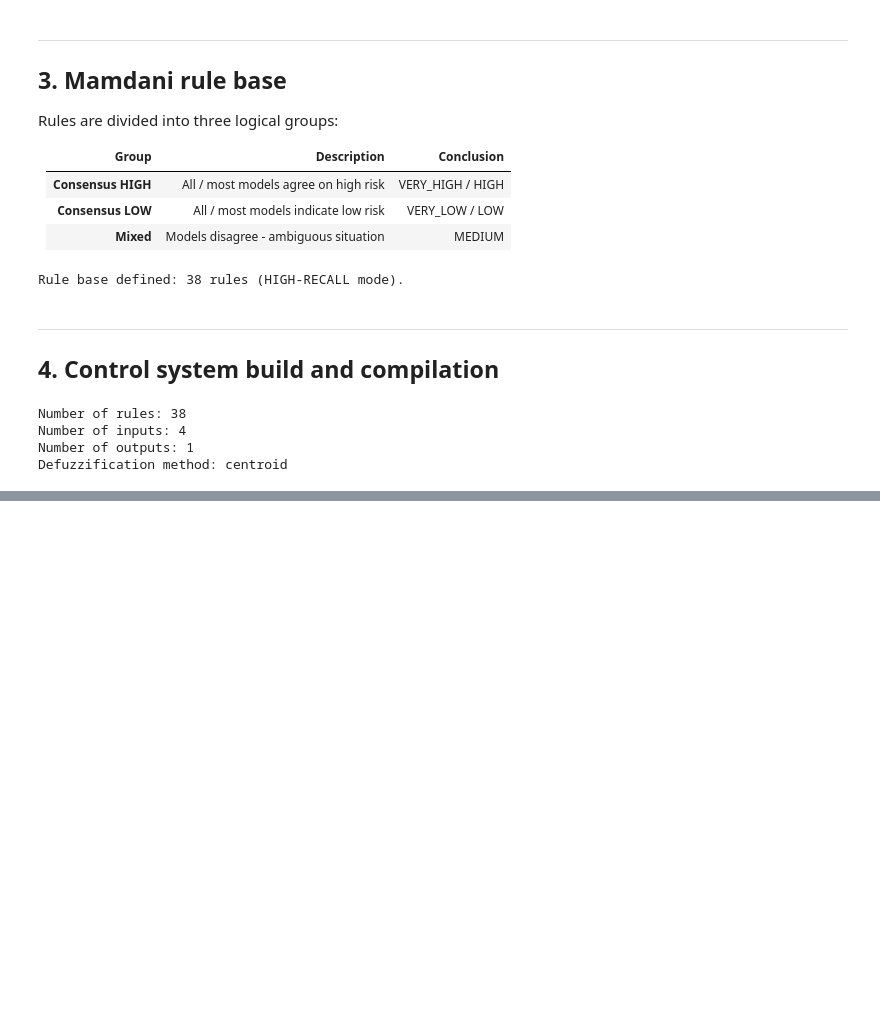
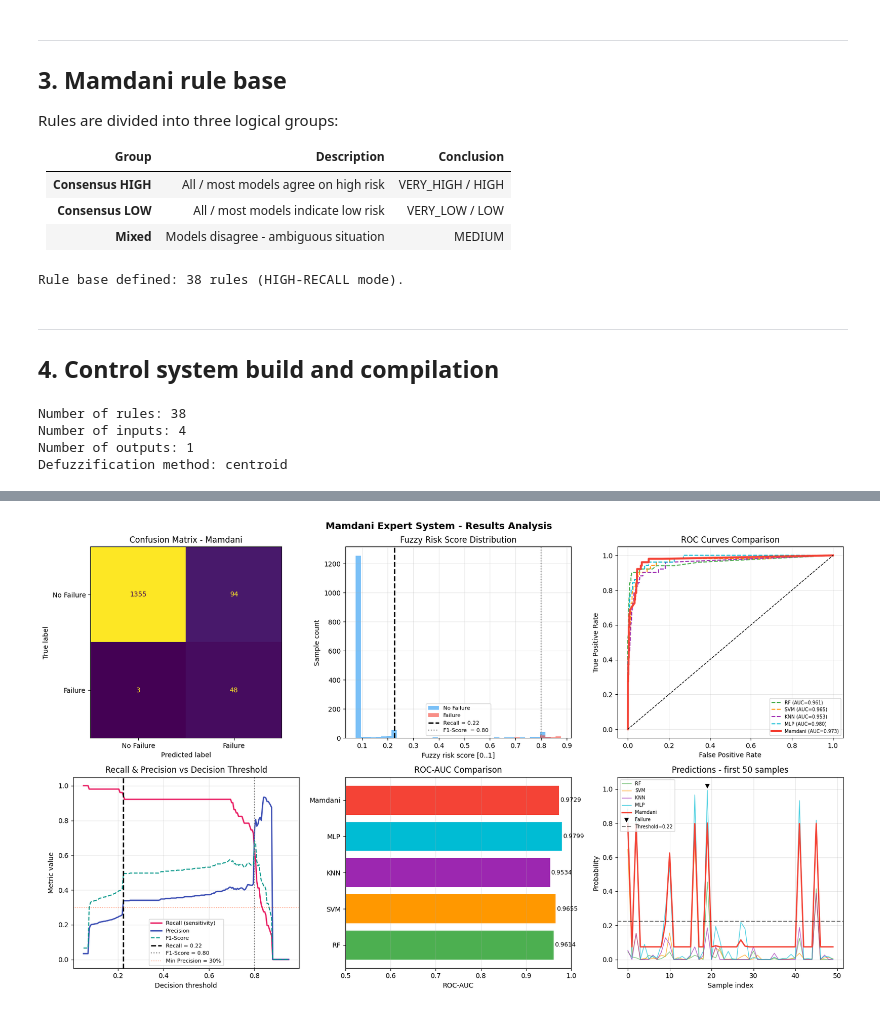
Before and after one commit to hadoyyo/Machine-Predictive-Maintenance-Expert-System, a Jupyter notebook: fuzzy_expert_system.ipynb, the cells around one changed output, grey strips where cells are left out. Drawn from its saved outputs; the diff is of its cells as text; code cells hidden in the pictures; blank space fills up the shorter version.

Commit message:
add fuzzy prediction

```diff
--- a/fuzzy_expert_system.ipynb
+++ b/fuzzy_expert_system.ipynb
@@ -313,0 +422,92 @@ Defuzzification method: centroid
+# %%
+from sklearn.metrics import roc_curve, precision_recall_curve
+
+best_thresh_f1 = thresholds[np.argmax(f1_scores)]
+
+fig, axes = plt.subplots(2, 3, figsize=(17, 10))
+fig.suptitle('Mamdani Expert System - Results Analysis', fontsize=14, fontweight='bold')
+
+ax = axes[0, 0]
+cm = confusion_matrix(y_true, fuzzy_pred)
+disp = ConfusionMatrixDisplay(cm, display_labels=['No Failure', 'Failure'])
+disp.plot(ax=ax, colorbar=False)
+ax.set_title('Confusion Matrix - Mamdani')
+
+ax = axes[0, 1]
+ax.hist(fuzzy_scores[y_true == 0], bins=40, alpha=0.6, color='#2196F3', label='No Failure')
+ax.hist(fuzzy_scores[y_true == 1], bins=40, alpha=0.6, color='#F44336', label='Failure')
+ax.axvline(best_thresh,    color='black', lw=2, ls='--', label=f'Recall = {best_thresh:.2f}')
+ax.axvline(best_thresh_f1, color='gray',  lw=1.5, ls=':', label=f'F1-Score  = {best_thresh_f1:.2f}')
+ax.set_xlabel('Fuzzy risk score [0..1]')
+ax.set_ylabel('Sample count')
+ax.set_title('Fuzzy Risk Score Distribution')
+ax.legend(fontsize=8)
+ax.grid(True, alpha=0.3)
+
+ax = axes[0, 2]
+model_probas = {
+    'RF': (p_rf,  rf_art['roc_auc'],  '#4CAF50'),
+    'SVM': (p_svm, svm_art['roc_auc'], '#FF9800'),
+    'KNN': (p_knn, knn_art['roc_auc'], '#9C27B0'),
+    'MLP': (p_mlp, mlp_art['roc_auc'],  '#00BCD4'),
+    'Mamdani': (fuzzy_scores, roc_auc,     '#F44336'),
+}
+for name, (proba, auc, col) in model_probas.items():
+    fpr, tpr, _ = roc_curve(y_true, proba)
+    lw = 3 if name == 'Mamdani' else 1.5
+    ls = '-' if name == 'Mamdani' else '--'
+    ax.plot(fpr, tpr, lw=lw, ls=ls, color=col, label=f'{name} (AUC={auc:.3f})')
+ax.plot([0, 1], [0, 1], 'k--', lw=1)
+ax.set_xlabel('False Positive Rate')
+ax.set_ylabel('True Positive Rate')
+ax.set_title('ROC Curves Comparison')
+ax.legend(fontsize=7)
+ax.grid(True, alpha=0.3)
+
+ax = axes[1, 0]
+ax.plot(thresholds, recall_scores, lw=2, color='#E91E63', label='Recall (sensitivity)')
+ax.plot(thresholds, precision_scores, lw=2, color='#3F51B5', label='Precision')
+ax.plot(thresholds, f1_scores, lw=1.5, color='#009688', ls='--', label='F1-Score')
+ax.axvline(best_thresh, color='black', lw=2, ls='--',  label=f'Recall = {best_thresh:.2f}')
+ax.axvline(best_thresh_f1, color='gray',  lw=1.5, ls=':', label=f'F1-Score = {best_thresh_f1:.2f}')
+ax.axhline(MIN_PRECISION, color='#FF5722', lw=1, ls=':', alpha=0.7, label=f'Min Precision = {MIN_PRECISION:.0%}')
+ax.set_xlabel('Decision threshold')
+ax.set_ylabel('Metric value')
+ax.set_title('Recall & Precision vs Decision Threshold')
+ax.legend(fontsize=8)
+ax.grid(True, alpha=0.3)
+
+ax = axes[1, 1]
+names = list(models_auc.keys())
+aucs  = list(models_auc.values())
+bar_colors = ['#4CAF50', '#FF9800', '#9C27B0', '#00BCD4', '#F44336']
+bars = ax.barh(names, aucs, color=bar_colors)
+ax.set_xlabel('ROC-AUC')
+ax.set_title('ROC-AUC Comparison')
+ax.set_xlim(0.5, 1.0)
+for bar, val in zip(bars, aucs):
+    ax.text(val + 0.002, bar.get_y() + bar.get_height()/2,
+            f'{val:.4f}', va='center', fontsize=9)
+ax.grid(True, alpha=0.3, axis='x')
+
+ax = axes[1, 2]
+idx50 = np.arange(50)
+ax.plot(idx50, p_rf[:50], lw=1, alpha=0.7, color='#4CAF50', label='RF')
+ax.plot(idx50, p_svm[:50], lw=1, alpha=0.7, color='#FF9800', label='SVM')
+ax.plot(idx50, p_knn[:50], lw=1, alpha=0.7, color='#9C27B0', label='KNN')
+ax.plot(idx50, p_mlp[:50], lw=1, alpha=0.7, color='#00BCD4', label='MLP')
+ax.plot(idx50, fuzzy_scores[:50], lw=2, color='#F44336', label='Mamdani')
+ax.scatter(idx50[y_true[:50]==1],
+           np.ones(y_true[:50].sum()) * 1.02,
+           marker='v', color='black', s=30, label='Failure')
+ax.axhline(best_thresh, color='black', lw=1.5, ls='--', alpha=0.5, label=f'Threshold={best_thresh:.2f}')
+ax.set_xlabel('Sample index')
+ax.set_ylabel('Probability')
+ax.set_title('Predictions - first 50 samples')
+ax.legend(fontsize=7, loc='upper left')
+ax.grid(True, alpha=0.3)
+
+plt.tight_layout()
+plt.show()
+# %% [output]
+[figure, added]
```
Also changed, not shown: parts of 12 cells of this notebook.
